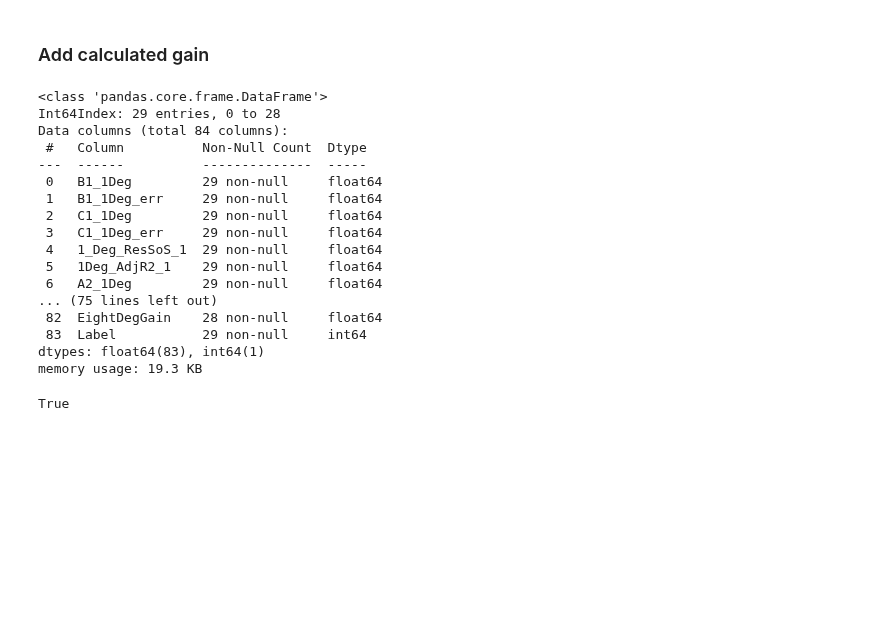
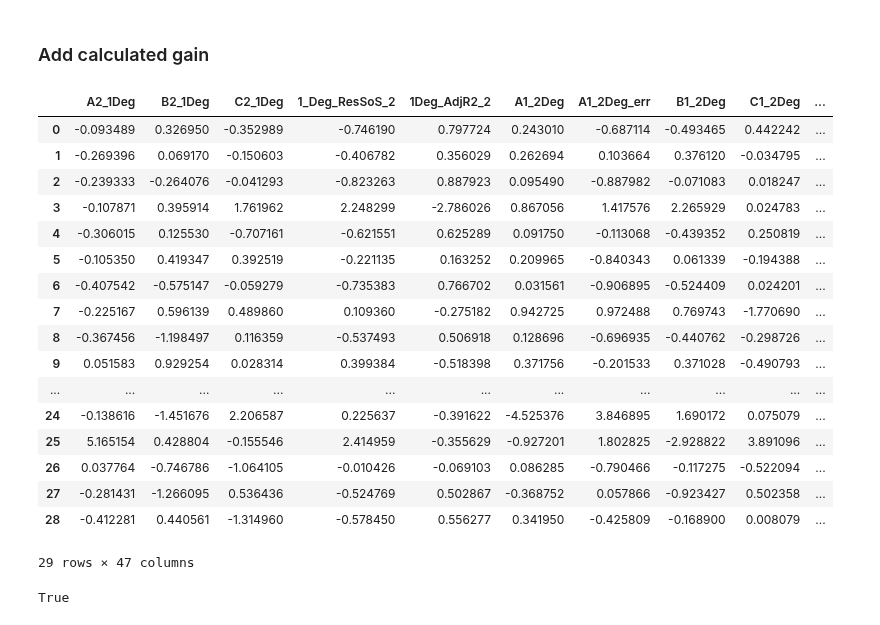
Before and after one commit to jamesleocodes/eye_movement, a Jupyter notebook: models/xgb_reg.ipynb, the cells around one changed output. Drawn from its saved outputs; the diff is of its cells as text; code cells hidden in the pictures; blank space fills up the shorter version.

```diff
--- a/models/xgb_reg.ipynb
+++ b/models/xgb_reg.ipynb
@@ -219,38 +220,42 @@ gain_df = pd.concat([data, gain], axis=1)
 # %%
 # Standardization
 sc = StandardScaler()
-data_input = pd.DataFrame(sc.fit_transform(gain_df.iloc[:,2:]),index=gain_df.iloc[:,2:].index, columns= gain_df.iloc[:,2:].columns)
+data_input = pd.DataFrame(sc.fit_transform(data.iloc[:,2:]),index=data.iloc[:,2:].index, columns= data.iloc[:,2:].columns)
 
-# Features and labels
-x = data_input.iloc[:,2:]
-y = gain_df.iloc[:,0]
+# Concat with gain
+data_gain = pd.concat([data_input,gain],axis=1)
 
-## Convert the categorical variables to number
-LabelEncoder_gender = LabelEncoder()
-y = LabelEncoder_gender.fit_transform(y)
+# # Features and labels
+# x = data_input.iloc[:,2:]
+# y = data.iloc[:,0]
 
-# convert array to series
-y = pd.Series(y,name='Label')
-df = pd.concat([x,y],axis=1)
+# ## Convert the categorical variables to number
+# LabelEncoder_gender = LabelEncoder()
+# y = LabelEncoder_gender.fit_transform(y)
+
+# # convert array to series
+# y = pd.Series(y,name='Label')
+# df = pd.concat([x,y],axis=1)
-# %%
-df.info()
-# %% [output]
-<class 'pandas.core.frame.DataFrame'>
-Int64Index: 29 entries, 0 to 28
-Data columns (total 84 columns):
- #   Column          Non-Null Count  Dtype
----  ------          --------------  -----
- 0   B1_1Deg         29 non-null     float64
- 1   B1_1Deg_err     29 non-null     float64
- 2   C1_1Deg         29 non-null     float64
- 3   C1_1Deg_err     29 non-null     float64
- 4   1_Deg_ResSoS_1  29 non-null     float64
- 5   1Deg_AdjR2_1    29 non-null     float64
- 6   A2_1Deg         29 non-null     float64
-... (75 lines left out)
- 82  EightDegGain    28 non-null     float64
- 83  Label           29 non-null     int64
-dtypes: float64(83), int64(1)
-memory usage: 19.3 KB
+# %%
+data_gain
+# %% [output]
+|  | A2_1Deg | B2_1Deg | C2_1Deg | 1_Deg_ResSoS_2 | 1Deg_AdjR2_2 | A1_2Deg | A1_2Deg_err | B1_2Deg | C1_2Deg | ... |
+| 0 | -0.093489 | 0.326950 | -0.352989 | -0.746190 | 0.797724 | 0.243010 | -0.687114 | -0.493465 | 0.442242 | ... |
+| 1 | -0.269396 | 0.069170 | -0.150603 | -0.406782 | 0.356029 | 0.262694 | 0.103664 | 0.376120 | -0.034795 | ... |
+| 2 | -0.239333 | -0.264076 | -0.041293 | -0.823263 | 0.887923 | 0.095490 | -0.887982 | -0.071083 | 0.018247 | ... |
+| 3 | -0.107871 | 0.395914 | 1.761962 | 2.248299 | -2.786026 | 0.867056 | 1.417576 | 2.265929 | 0.024783 | ... |
+| 4 | -0.306015 | 0.125530 | -0.707161 | -0.621551 | 0.625289 | 0.091750 | -0.113068 | -0.439352 | 0.250819 | ... |
+| 5 | -0.105350 | 0.419347 | 0.392519 | -0.221135 | 0.163252 | 0.209965 | -0.840343 | 0.061339 | -0.194388 | ... |
+| 6 | -0.407542 | -0.575147 | -0.059279 | -0.735383 | 0.766702 | 0.031561 | -0.906895 | -0.524409 | 0.024201 | ... |
+| 7 | -0.225167 | 0.596139 | 0.489860 | 0.109360 | -0.275182 | 0.942725 | 0.972488 | 0.769743 | -1.770690 | ... |
+| 8 | -0.367456 | -1.198497 | 0.116359 | -0.537493 | 0.506918 | 0.128696 | -0.696935 | -0.440762 | -0.298726 | ... |
+| 9 | 0.051583 | 0.929254 | 0.028314 | 0.399384 | -0.518398 | 0.371756 | -0.201533 | 0.371028 | -0.490793 | ... |
+| ... | ... | ... | ... | ... | ... | ... | ... | ... | ... | ... |
+| 24 | -0.138616 | -1.451676 | 2.206587 | 0.225637 | -0.391622 | -4.525376 | 3.846895 | 1.690172 | 0.075079 | ... |
+| 25 | 5.165154 | 0.428804 | -0.155546 | 2.414959 | -0.355629 | -0.927201 | 1.802825 | -2.928822 | 3.891096 | ... |
+| 26 | 0.037764 | -0.746786 | -1.064105 | -0.010426 | -0.069103 | 0.086285 | -0.790466 | -0.117275 | -0.522094 | ... |
+| 27 | -0.281431 | -1.266095 | 0.536436 | -0.524769 | 0.502867 | -0.368752 | 0.057866 | -0.923427 | 0.502358 | ... |
+| 28 | -0.412281 | 0.440561 | -1.314960 | -0.578450 | 0.556277 | 0.341950 | -0.425809 | -0.168900 | 0.008079 | ... |
+29 rows × 47 columns
 # %%
 #Check NaN
```
Also changed, not shown: parts of 23 cells of this notebook, 1 other file.
